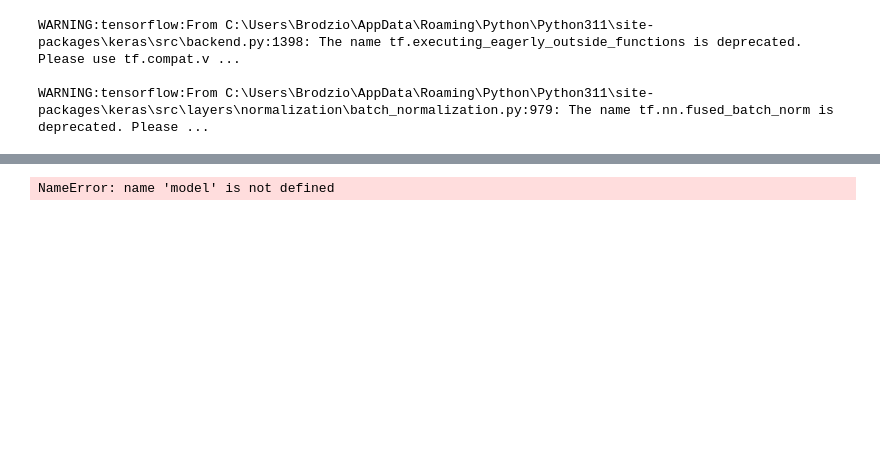
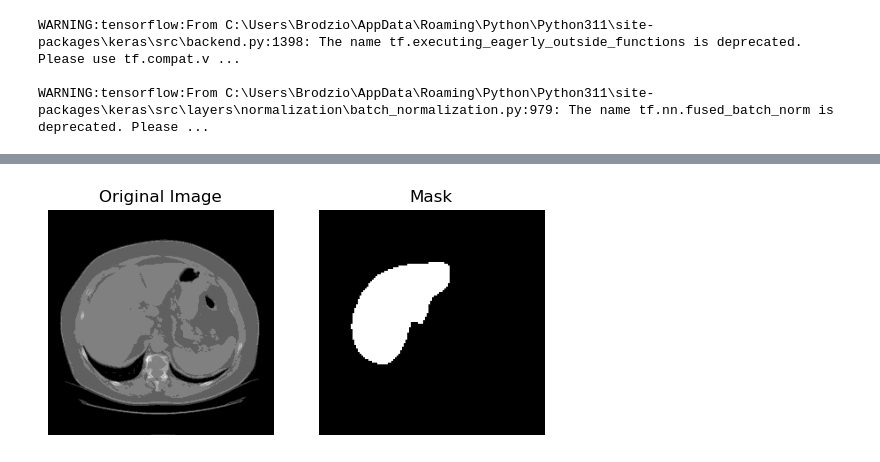
Before and after one commit to Brodzio605/Liver-segmentation, a Jupyter notebook: Aom.ipynb, the cells around one changed output, grey strips where cells are left out. Drawn from its saved outputs; the diff is of its cells as text; code cells hidden in the pictures; blank space fills up the shorter version.

```diff
--- a/Aom.ipynb
+++ b/Aom.ipynb
@@ -268,20 +275,16 @@ plt.show()
+# %%
+with keras.utils.custom_object_scope({'dice_loss': dice_loss}):
+    model = load_model('Unet_model7.h5')
 # %%
-from keras.models import load_model
-import cv2
-import numpy as np
-import matplotlib.pyplot as plt
-import os
+image_dir = r"C:\Users\Brodzio\OneDrive - Opolska eSzkola\Pulpit\AOM_Projekt\zdjecia\obrazy\testowanie\0020"
+image = cv2.imread(os.path.join(image_dir, 'IMG00173.png'),0)
 
-# Load the image
-image_dir = r"C:\Users\Brodzio\OneDrive - Opolska eSzkola\Pulpit\AOM_Projekt\Segmentacja\0013i"
-image = cv2.imread(os.path.join(image_dir, 'IMG00000.png'))
-image_gray = cv2.cvtColor(image, cv2.COLOR_BGR2GRAY)  # Konwertowanie na skalę szarości
-image_gray = image_gray / 255.0  # Normalizacja wartości pikseli do zakresu 0-1
-image_gray_resized = cv2.resize(image_gray, (256, 256))  # Zmiana rozmiaru obrazu na 256x256 pikseli
-resized_image = image_gray_resized.reshape((1, 256, 256, 1))
+image = cv2.resize(image, (256, 256))  # Zmiana rozmiaru obrazu na 256x256 pikseli
+image = image / 255.0  # Normalizacja wartości pikseli do zakresu 0-1
+image_r = image.reshape(( 1, 256, 256, 1))   # Dodanie wymiaru osi do obrazu
 
 
-predictions = model.predict(resized_image)
+predictions = model.predict(image_r)
 
 # Create mask
 threshold = 0.01
@@ -290,7 +293,7 @@ mask[predictions > threshold] = 1
 
 # Display the original image and the mask side by side
 fig, axes = plt.subplots(1, 2)
-axes[0].imshow(image)
+axes[0].imshow(image,cmap='gray')
 axes[0].set_title('Original Image')
 axes[0].axis('off')
 axes[1].imshow(mask[0, :, :, 0], cmap='gray')
@@ -302 +305 @@ WARNING:tensorflow:From C:\Users\Brodzio\AppData\Roaming\Python\Python311\site-p
-NameError: name 'model' is not defined
+[figure, added]
```
Also changed, not shown: parts of 12 cells of this notebook.
